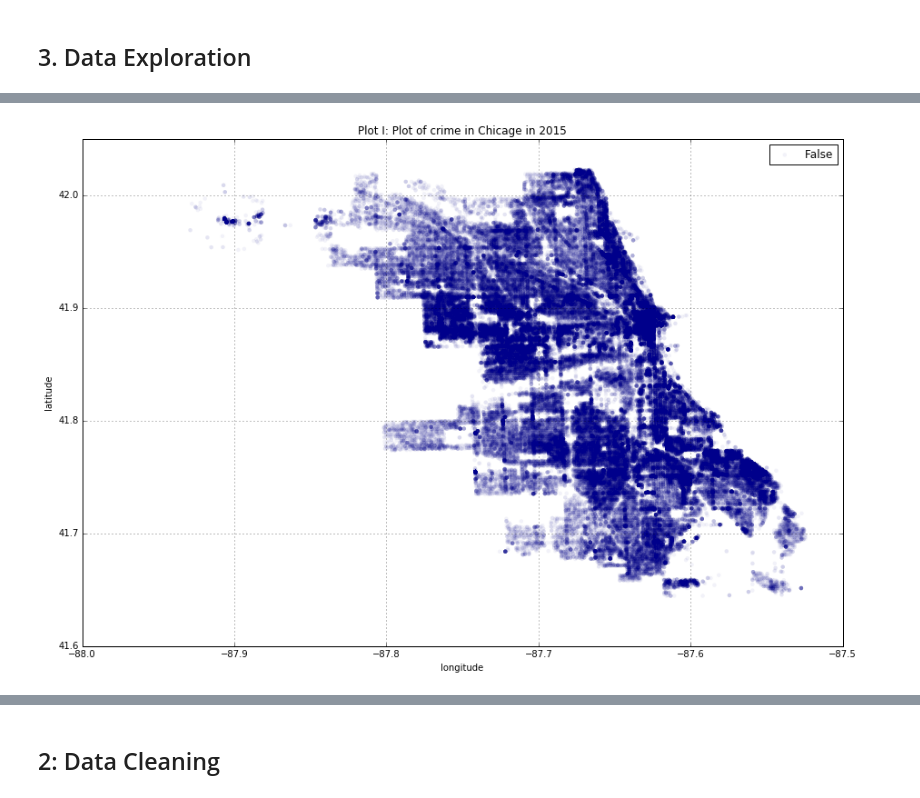
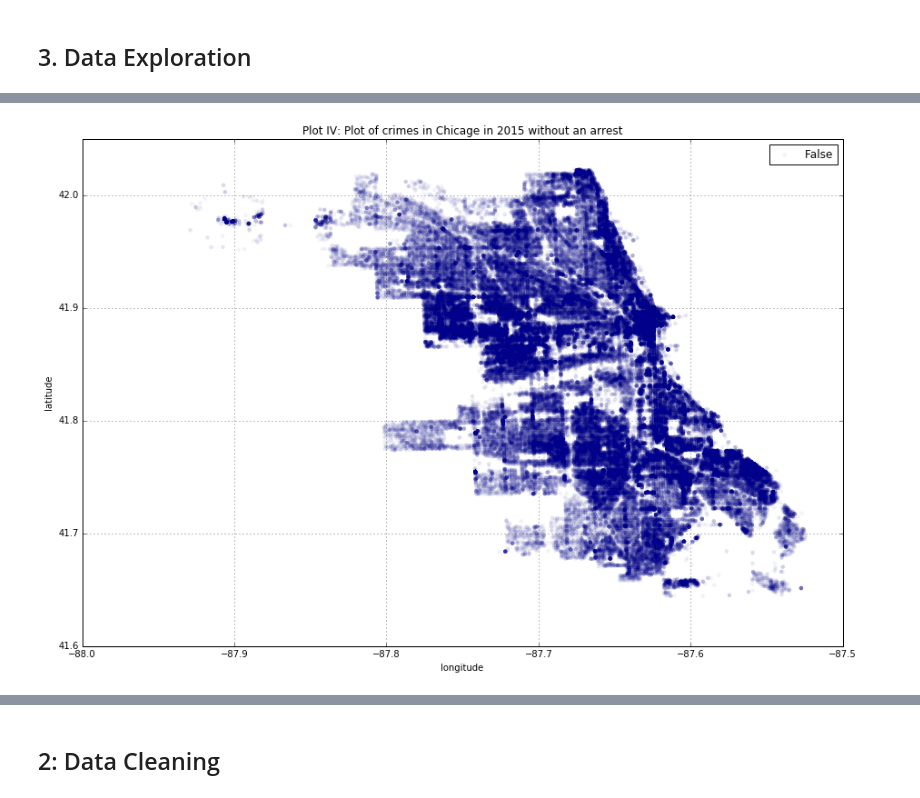
Before and after one commit to angelok1/cs109project, a Jupyter notebook: business-crime-sanitation.ipynb, the cells around one changed output, grey strips where cells are left out. Saved outputs shown, nothing was run; the diff lists cells and outputs as text; code cells hidden in the pictures.

```diff
--- a/business-crime-sanitation.ipynb
+++ b/business-crime-sanitation.ipynb
@@ -200,11 +245,11 @@ Shape of the data:  (259817, 22)
 # %%
 # Plot the data
 col = ["darkblue", "darkred"]
 scatter_plot(x='longitude', y='latitude', df=df_crimes_2015[df_crimes_2015['arrest'] == False], group='arrest',
              col=col, alpha=0.05, size=20, marker='o',
-             title="Plot I: Plot of crime in Chicage in 2015")
+             title="Plot IV: Plot of crimes in Chicage in 2015 without an arrest")
 # %% [output]
-[figure, old version]
+[figure, new version]
 # %%
 # Plot the data
 col = ["darkred", "darkblue"]
```
Also changed, not shown: parts of 38 cells of this notebook, 3 other files.
